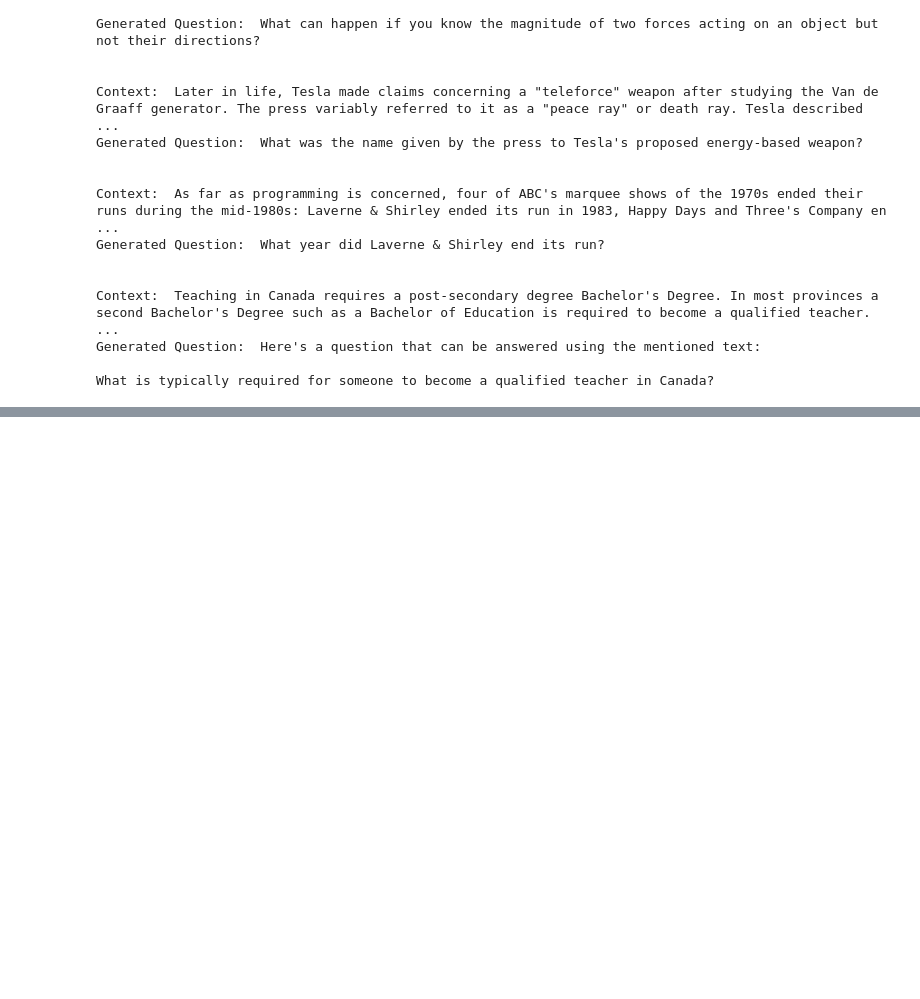
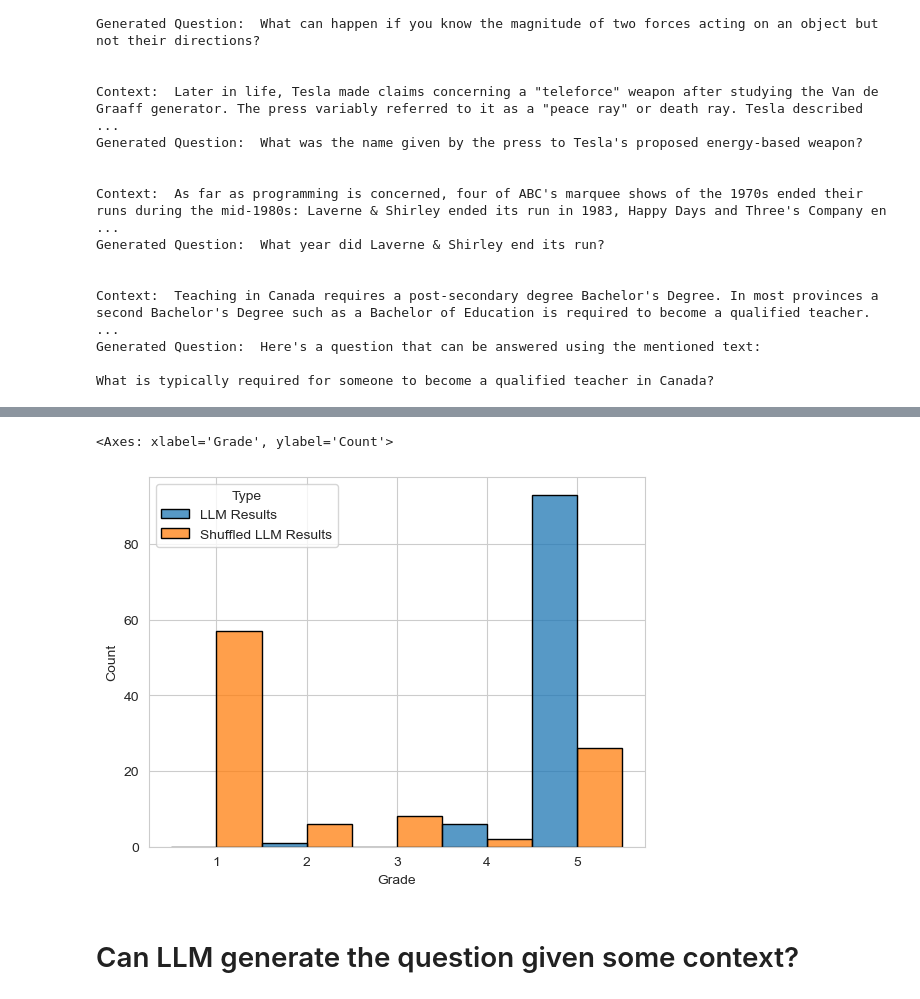
Before and after one commit to grant-TraDA/NLP-2024W, a Jupyter notebook: projects/exam_gen/poc_llama.ipynb, the cells around one changed output, grey strips where cells are left out. Drawn from its saved outputs; the diff is of its cells as text; code cells hidden in the pictures; blank space fills up the shorter version.

```diff
--- a/projects/exam_gen/poc_llama.ipynb
+++ b/projects/exam_gen/poc_llama.ipynb
@@ -188,0 +264,14 @@ with open('squad_llama_generated_questions.json', 'w') as f:
+# %%
+# Combine the results into a single DataFrame for seaborn
+results_df = pd.DataFrame({
+    'Grade': llm_results + shuffled_llm_results,
+    'Type': ['LLM Results'] * len(llm_results) + ['Shuffled LLM Results'] * len(shuffled_llm_results)
+})
+
+# Plot using seaborn histplot with hue
+sns.histplot(data=results_df, x='Grade', hue='Type', multiple='dodge', bins=np.arange(1, 7) - 0.5, edgecolor='black')
+# %% [output]
+<Axes: xlabel='Grade', ylabel='Count'>
+[figure, added]
+# %% [markdown]
+# Can LLM generate the question given some context?
```
Also changed, not shown: parts of 17 cells of this notebook, 4 other files.
